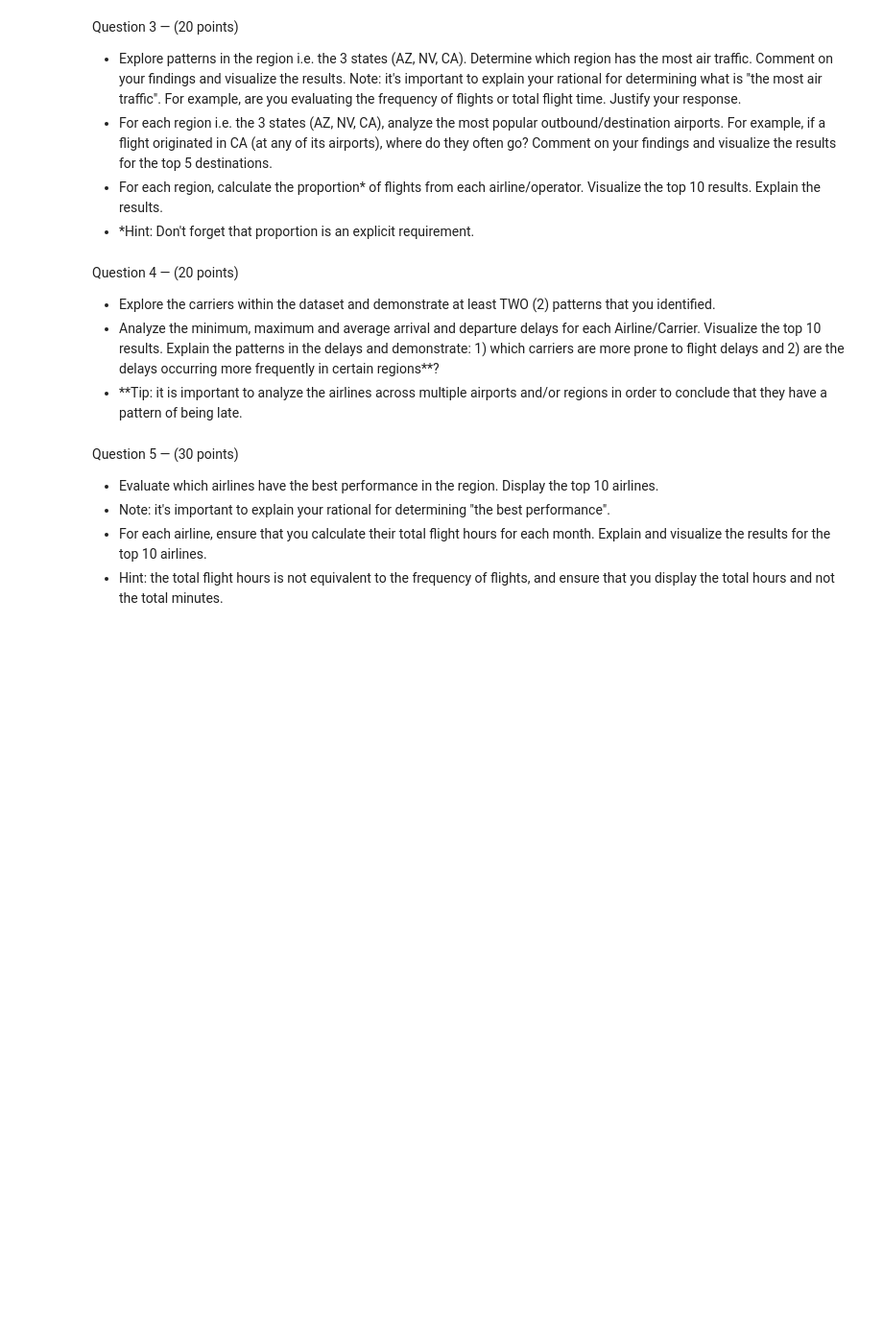
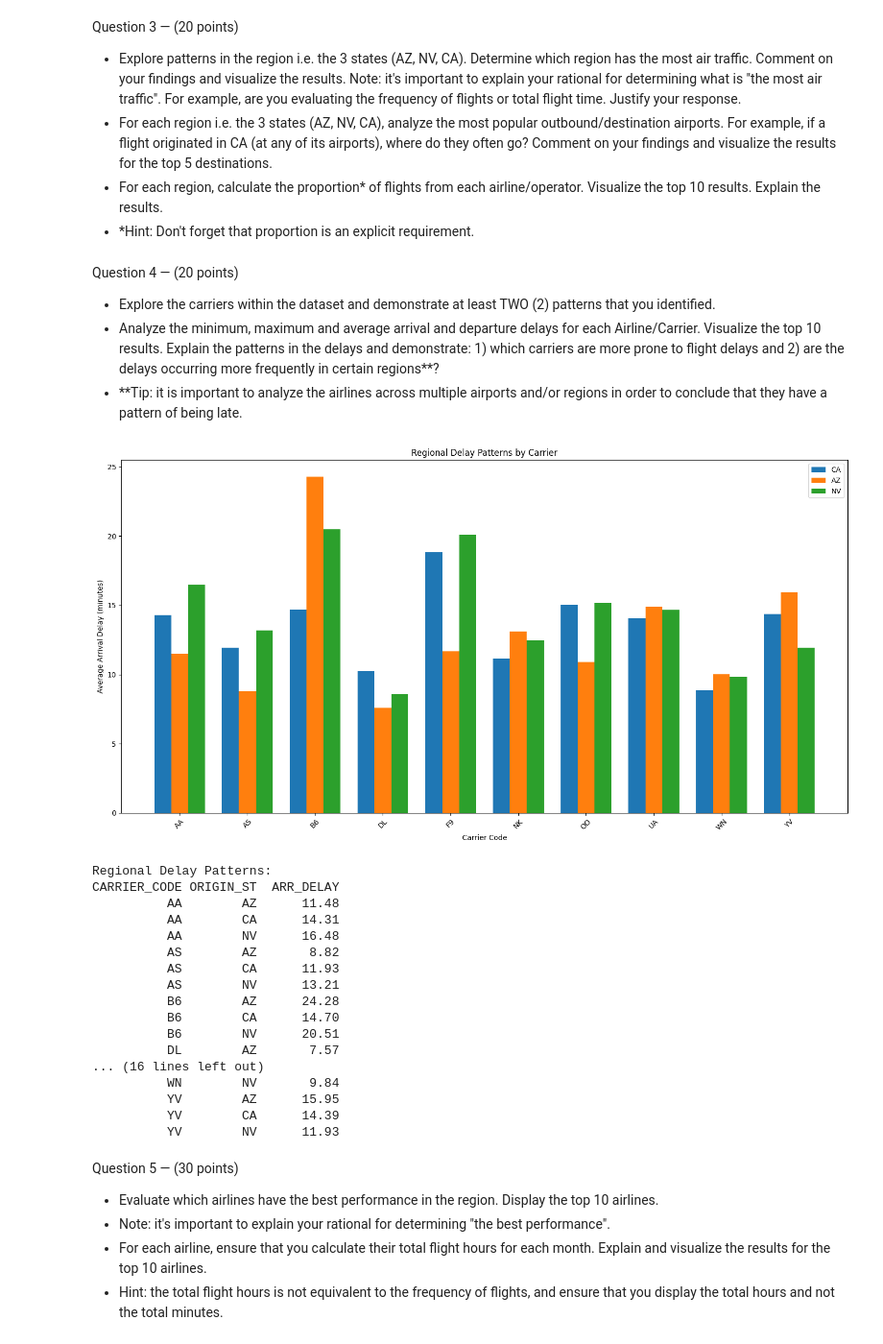
Before and after one commit to DavidYu75/ds3000-assignments, a Jupyter notebook: DS3000_Practicum_Group_Assignment.ipynb, the cells around one changed output. Shown at 96% size. Cells and saved outputs as stored; diff of their text form; code cells hidden in the pictures; blank space fills up the shorter version.

```diff
--- a/DS3000_Practicum_Group_Assignment.ipynb
+++ b/DS3000_Practicum_Group_Assignment.ipynb
@@ -124,7 +126,66 @@ Question 4 — (20 points)
 - Analyze the minimum, maximum and average arrival and departure delays for each Airline/Carrier. Visualize the top 10 results. Explain the patterns in the delays and demonstrate: 1) which carriers are more prone to flight delays and 2) are the delays occurring more frequently in certain regions**?
  - **Tip: it is important to analyze the airlines across multiple airports and/or regions in order to conclude that they have a pattern of being late.
 # %%
-# Type code here
+# Calculate average delays by carrier and region
+regional_delays = flight_data.groupby(['CARRIER_CODE', 'ORIGIN_ST'])['ARR_DELAY'].mean().reset_index()
+
+# Get the top 10 carriers by flight count from flight_data
+top_10_carriers = flight_data['CARRIER_CODE'].value_counts().head(10).reset_index()
+top_10_carriers.columns = ['CARRIER_CODE', 'Count']
+top_10_carrier_codes = top_10_carriers['CARRIER_CODE'].tolist()
+
+# Filter for only the top 10 carriers and specific regions of interest
+regional_patterns = regional_delays[
+    (regional_delays['CARRIER_CODE'].isin(top_10_carrier_codes)) &
+    (regional_delays['ORIGIN_ST'].isin(['CA', 'AZ', 'NV']))
+]
+
+# Create a bar plot for regional delays
+plt.figure(figsize=(15, 8))
+carriers = regional_patterns['CARRIER_CODE'].unique()
+states = ['CA', 'AZ', 'NV']
+x = np.arange(len(carriers))
+width = 0.25
+
+for i, state in enumerate(states):
+    state_data = regional_patterns[regional_patterns['ORIGIN_ST'] == state]
+    state_delays = [state_data[state_data['CARRIER_CODE'] == carrier]['ARR_DELAY'].values[0]
+                   if len(state_data[state_data['CARRIER_CODE'] == carrier]) > 0 else 0
+                   for carrier in carriers]
+    plt.bar(x + i*width, state_delays, width, label=state)
+
+plt.xlabel('Carrier Code')
+plt.ylabel('Average Arrival Delay (minutes)')
+plt.title('Regional Delay Patterns by Carrier')
+plt.xticks(x + width, carriers, rotation=45)
+plt.legend()
+plt.tight_layout()
+
+# Show the plot
+plt.show()
+
+# Print summary of regional patterns
+print("\nRegional Delay Patterns:")
+print(regional_patterns.round(2).to_string(index=False))
+# %% [output]
+[figure, added]
+Regional Delay Patterns:
+CARRIER_CODE ORIGIN_ST  ARR_DELAY
+          AA        AZ      11.48
+          AA        CA      14.31
+          AA        NV      16.48
+          AS        AZ       8.82
+          AS        CA      11.93
+          AS        NV      13.21
+          B6        AZ      24.28
+          B6        CA      14.70
+          B6        NV      20.51
+          DL        AZ       7.57
+... (16 lines left out)
+          WN        NV       9.84
+          YV        AZ      15.95
+          YV        CA      14.39
+          YV        NV      11.93
 # %% [markdown]
 Question 5 — (30 points)
 
```
Also changed, not shown: parts of 1 cell of this notebook.
